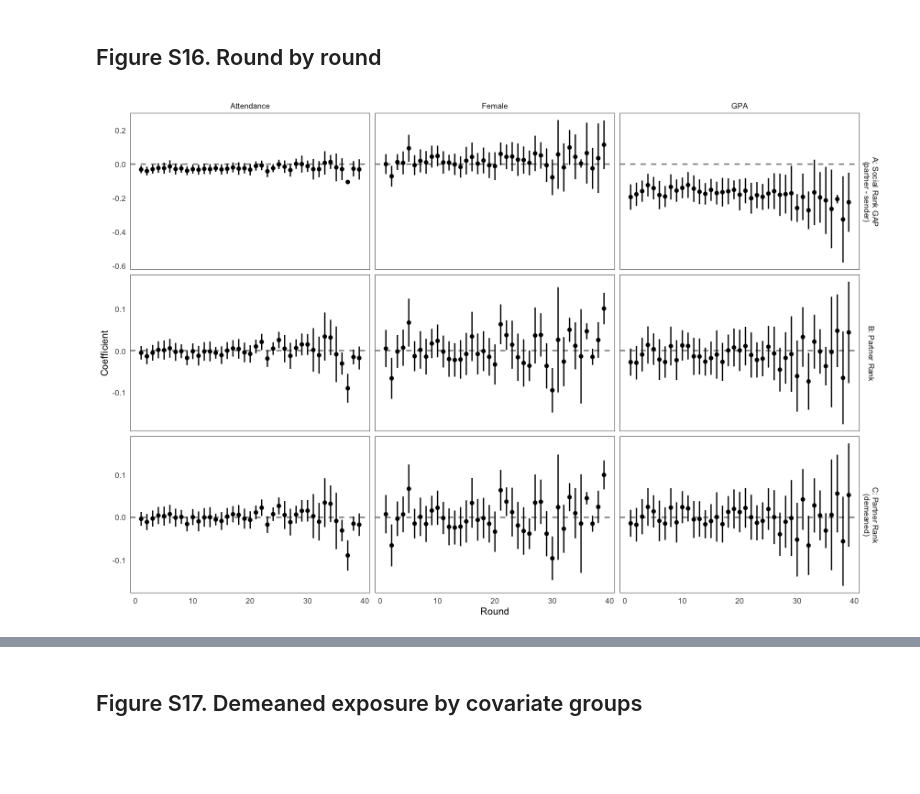
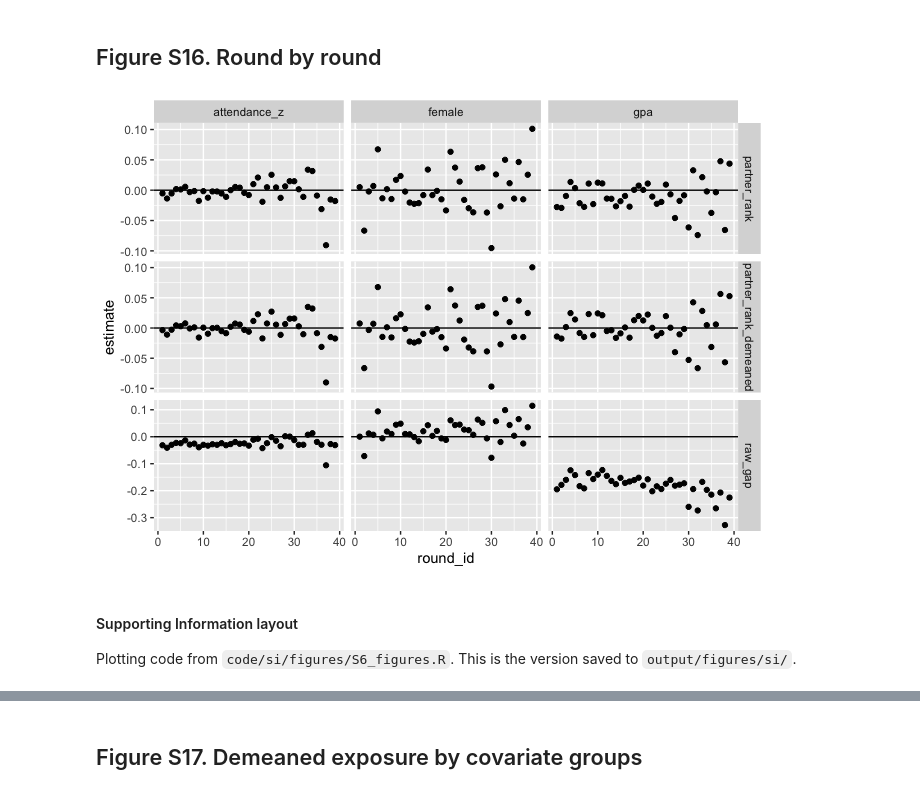
Before and after one commit to melanieoyarzun/patio-en-red, a Jupyter notebook: notebooks/si/S6_identification.ipynb, the cells around one changed output, grey strips where cells are left out. Saved outputs shown, nothing was run; the diff lists cells and outputs as text; code cells hidden in the pictures; blank space fills up the shorter version.

```diff
--- a/notebooks/si/S6_identification.ipynb
+++ b/notebooks/si/S6_identification.ipynb
@@ -121,26 +153,26 @@ figure_s15
 # %%
 # Round by round: each outcome on each covariate, classroom FE, SE by class
 round_balance <- expand_grid(round_id = sort(unique(balance_data$round)),
                              outcome = names(outcomes),
                              covariate = c("female", "attendance_z", "gpa")) %>%
   mutate(result = pmap(list(round_id, outcome, covariate), function(r, y, x) {
     d <- balance_data %>% filter(round == r)
     if (n_distinct(d$class_id) < 3) return(NULL)
     fit <- felm(as.formula(paste(y, "~", x, "| class_id | 0 | class_id")), data = d)
     ct <- summary(fit)$coefficients
     tibble(estimate = ct[x, "Estimate"], se = ct[x, "Cluster s.e."])
   })) %>%
   unnest(result)
 
-figure_s16 <- round_balance %>%
-  mutate(outcome = factor(outcomes[outcome], levels = outcomes),
-         covariate = recode(covariate, female = "Female", attendance_z = "Attendance", gpa = "GPA")) %>%
-  ggplot(aes(round_id, estimate)) +
-  geom_hline(yintercept = 0, linetype = "dashed", color = "grey50") +
-  geom_pointrange(aes(ymin = estimate - 1.96 * se, ymax = estimate + 1.96 * se), size = 0.1) +
-  facet_grid(outcome ~ covariate, scales = "free_y", labeller = label_wrap_gen(20)) +
-  labs(x = "Round", y = "Coefficient") +
-  theme_paper(8) + theme(strip.background = element_blank())
-figure_s16
+# Quick look: one coefficient per round, outcome and covariate
+ggplot(round_balance, aes(round_id, estimate)) +
+  geom_hline(yintercept = 0) +
+  geom_point() +
+  facet_grid(outcome ~ covariate, scales = "free_y")
 # %% [output]
-[figure, old version]
+[figure, new version]
+# %% [markdown]
+#### Supporting Information layout
+
+Plotting code from `code/si/figures/S6_figures.R`. This is the version
+saved to `output/figures/si/`.
```
Also changed, not shown: parts of 29 cells of this notebook, 36 other files.
